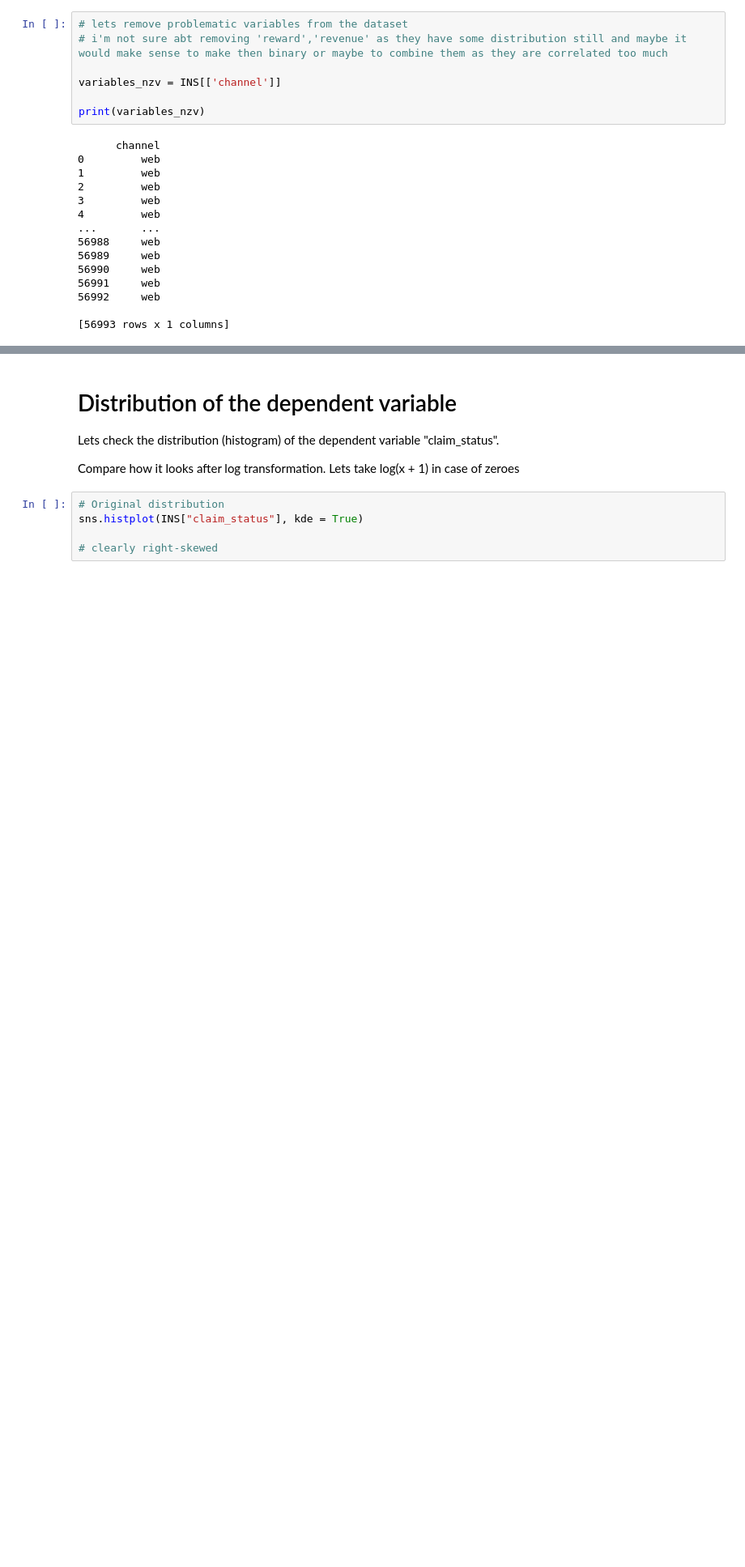
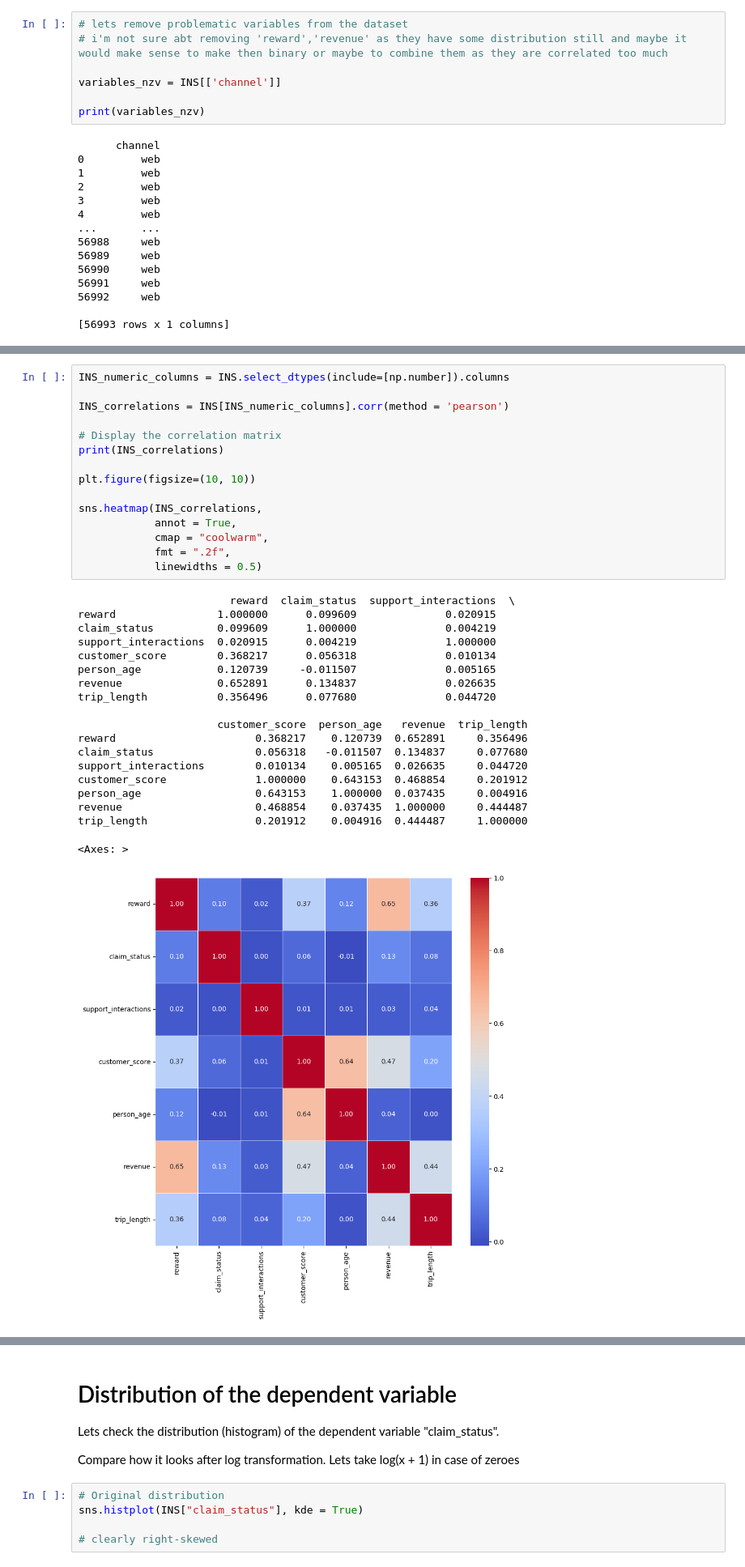
Before and after one commit to AliaksandraLabko/ML, a Jupyter notebook: ML02_data_preparation.ipynb, the cells around one changed output, grey strips where cells are left out. Shown at 81% size. Saved outputs shown, nothing was run; the diff lists cells and outputs as text; blank space fills up the shorter version.

```diff
--- a/ML02_data_preparation.ipynb
+++ b/ML02_data_preparation.ipynb
@@ -395,0 +433,35 @@ INS.head(10)
+# %%
+INS_numeric_columns = INS.select_dtypes(include=[np.number]).columns
+
+INS_correlations = INS[INS_numeric_columns].corr(method = 'pearson')
+
+# Display the correlation matrix
+print(INS_correlations)
+
+plt.figure(figsize=(10, 10))
+
+sns.heatmap(INS_correlations,
+            annot = True,
+            cmap = "coolwarm",
+            fmt = ".2f",
+            linewidths = 0.5)
+# %% [output]
+                        reward  claim_status  support_interactions  \
+reward                1.000000      0.099609              0.020915
+claim_status          0.099609      1.000000              0.004219
+support_interactions  0.020915      0.004219              1.000000
+customer_score        0.368217      0.056318              0.010134
+person_age            0.120739     -0.011507              0.005165
+revenue               0.652891      0.134837              0.026635
+trip_length           0.356496      0.077680              0.044720
+
+                      customer_score  person_age   revenue  trip_length
+reward                      0.368217    0.120739  0.652891     0.356496
+claim_status                0.056318   -0.011507  0.134837     0.077680
+support_interactions        0.010134    0.005165  0.026635     0.044720
+customer_score              1.000000    0.643153  0.468854     0.201912
+person_age                  0.643153    1.000000  0.037435     0.004916
+revenue                     0.468854    0.037435  1.000000     0.444487
+trip_length                 0.201912    0.004916  0.444487     1.000000
+<Axes: >
+[figure, added]
```
Also changed, not shown: parts of 38 cells of this notebook.
